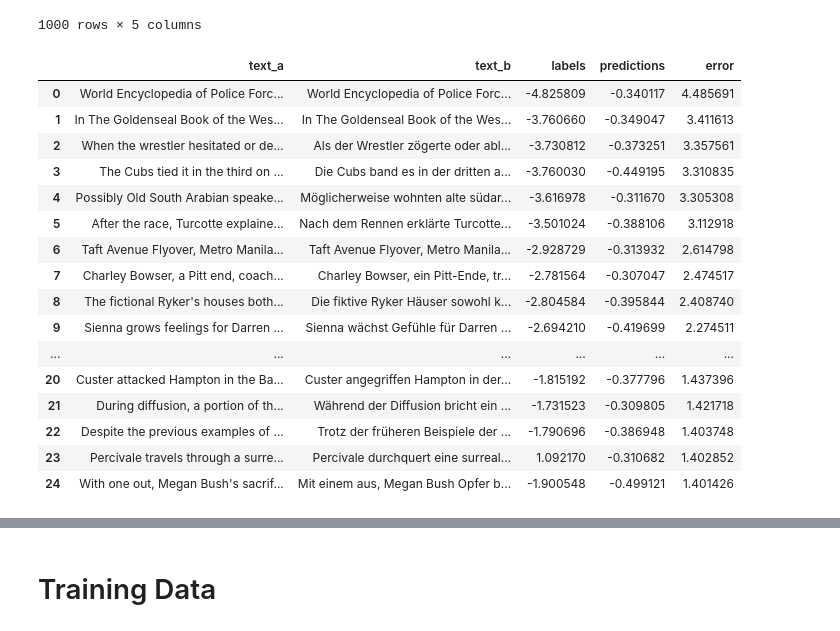
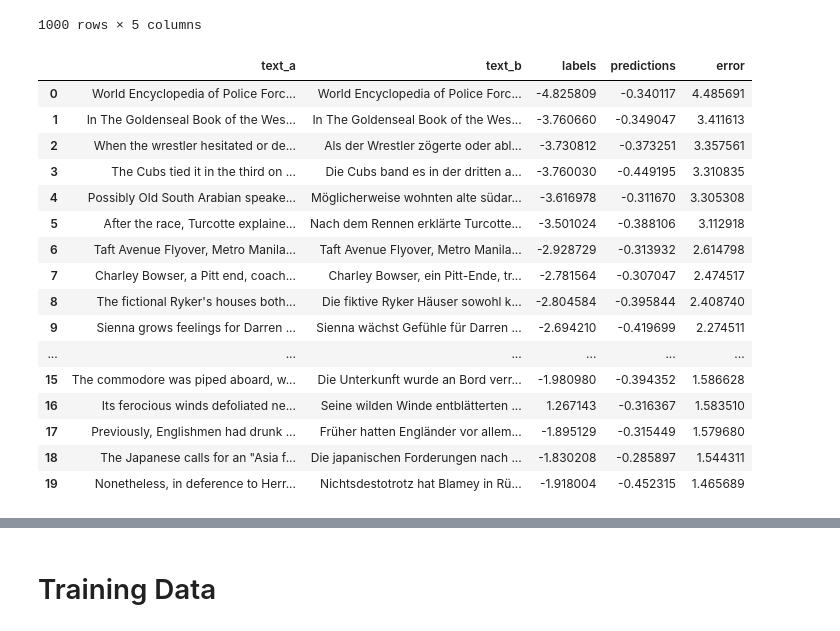
Before and after one commit to reidya3/Shared_task_wmt_2020, a Jupyter notebook: notebooks/masked different levels.ipynb, the cells around one changed output, grey strips where cells are left out. Drawn from its saved outputs; the diff is of its cells as text; code cells hidden in the pictures.

```diff
--- a/notebooks/masked different levels.ipynb
+++ b/notebooks/masked different levels.ipynb
@@ -141,27 +141,27 @@ result_dev
 1000 rows × 5 columns
 # %%
 result_dev = result_dev.sort_values(by=["error"],ascending=False)
-result_dev = result_dev.head(10)
+result_dev = result_dev.head(20)
 result_dev.reset_index(inplace=True,drop=True)
 result_dev
 # %% [output]
 |  | text_a | text_b | labels | predictions | error |
 | 0 | World Encyclopedia of Police Forc... | World Encyclopedia of Police Forc... | -4.825809 | -0.340117 | 4.485691 |
 | 1 | In The Goldenseal Book of the Wes... | In The Goldenseal Book of the Wes... | -3.760660 | -0.349047 | 3.411613 |
 | 2 | When the wrestler hesitated or de... | Als der Wrestler zögerte oder abl... | -3.730812 | -0.373251 | 3.357561 |
 | 3 | The Cubs tied it in the third on ... | Die Cubs band es in der dritten a... | -3.760030 | -0.449195 | 3.310835 |
 | 4 | Possibly Old South Arabian speake... | Möglicherweise wohnten alte südar... | -3.616978 | -0.311670 | 3.305308 |
 | 5 | After the race, Turcotte explaine... | Nach dem Rennen erklärte Turcotte... | -3.501024 | -0.388106 | 3.112918 |
 | 6 | Taft Avenue Flyover, Metro Manila... | Taft Avenue Flyover, Metro Manila... | -2.928729 | -0.313932 | 2.614798 |
 | 7 | Charley Bowser, a Pitt end, coach... | Charley Bowser, ein Pitt-Ende, tr... | -2.781564 | -0.307047 | 2.474517 |
 | 8 | The fictional Ryker's houses both... | Die fiktive Ryker Häuser sowohl k... | -2.804584 | -0.395844 | 2.408740 |
 | 9 | Sienna grows feelings for Darren ... | Sienna wächst Gefühle für Darren ... | -2.694210 | -0.419699 | 2.274511 |
 | ... | ... | ... | ... | ... | ... |
-| 20 | Custer attacked Hampton in the Ba... | Custer angegriffen Hampton in der... | -1.815192 | -0.377796 | 1.437396 |
-| 21 | During diffusion, a portion of th... | Während der Diffusion bricht ein ... | -1.731523 | -0.309805 | 1.421718 |
-| 22 | Despite the previous examples of ... | Trotz der früheren Beispiele der ... | -1.790696 | -0.386948 | 1.403748 |
-| 23 | Percivale travels through a surre... | Percivale durchquert eine surreal... | 1.092170 | -0.310682 | 1.402852 |
-| 24 | With one out, Megan Bush's sacrif... | Mit einem aus, Megan Bush Opfer b... | -1.900548 | -0.499121 | 1.401426 |
+| 15 | The commodore was piped aboard, w... | Die Unterkunft wurde an Bord verr... | -1.980980 | -0.394352 | 1.586628 |
+| 16 | Its ferocious winds defoliated ne... | Seine wilden Winde entblätterten ... | 1.267143 | -0.316367 | 1.583510 |
+| 17 | Previously, Englishmen had drunk ... | Früher hatten Engländer vor allem... | -1.895129 | -0.315449 | 1.579680 |
+| 18 | The Japanese calls for an "Asia f... | Die japanischen Forderungen nach ... | -1.830208 | -0.285897 | 1.544311 |
+| 19 | Nonetheless, in deference to Herr... | Nichtsdestotrotz hat Blamey in Rü... | -1.918004 | -0.452315 | 1.465689 |
 # %%
 maskd_df = pd.DataFrame()
 for index, text in result_dev["text_a"].items():
```
Also changed, not shown: parts of 3 cells of this notebook.
